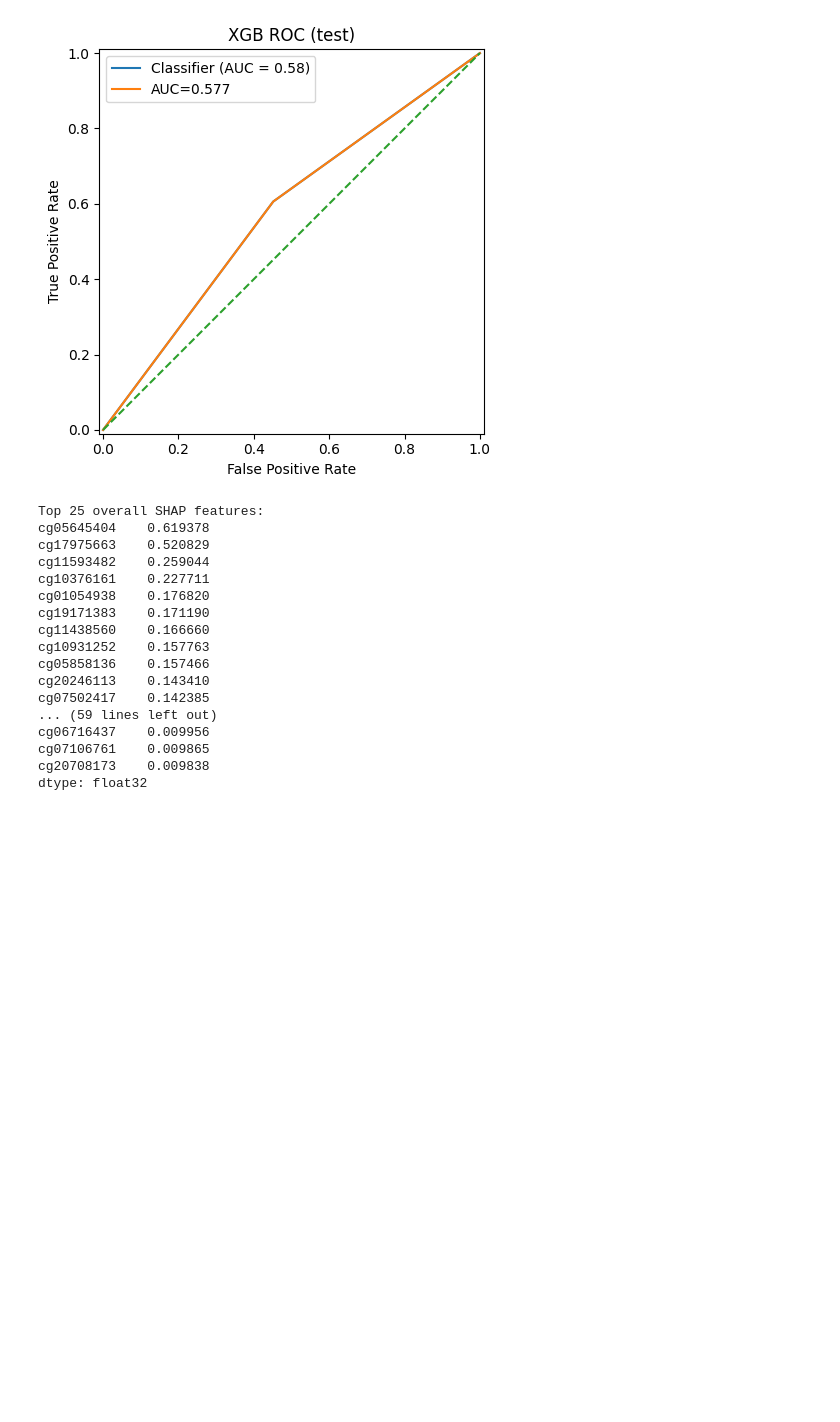
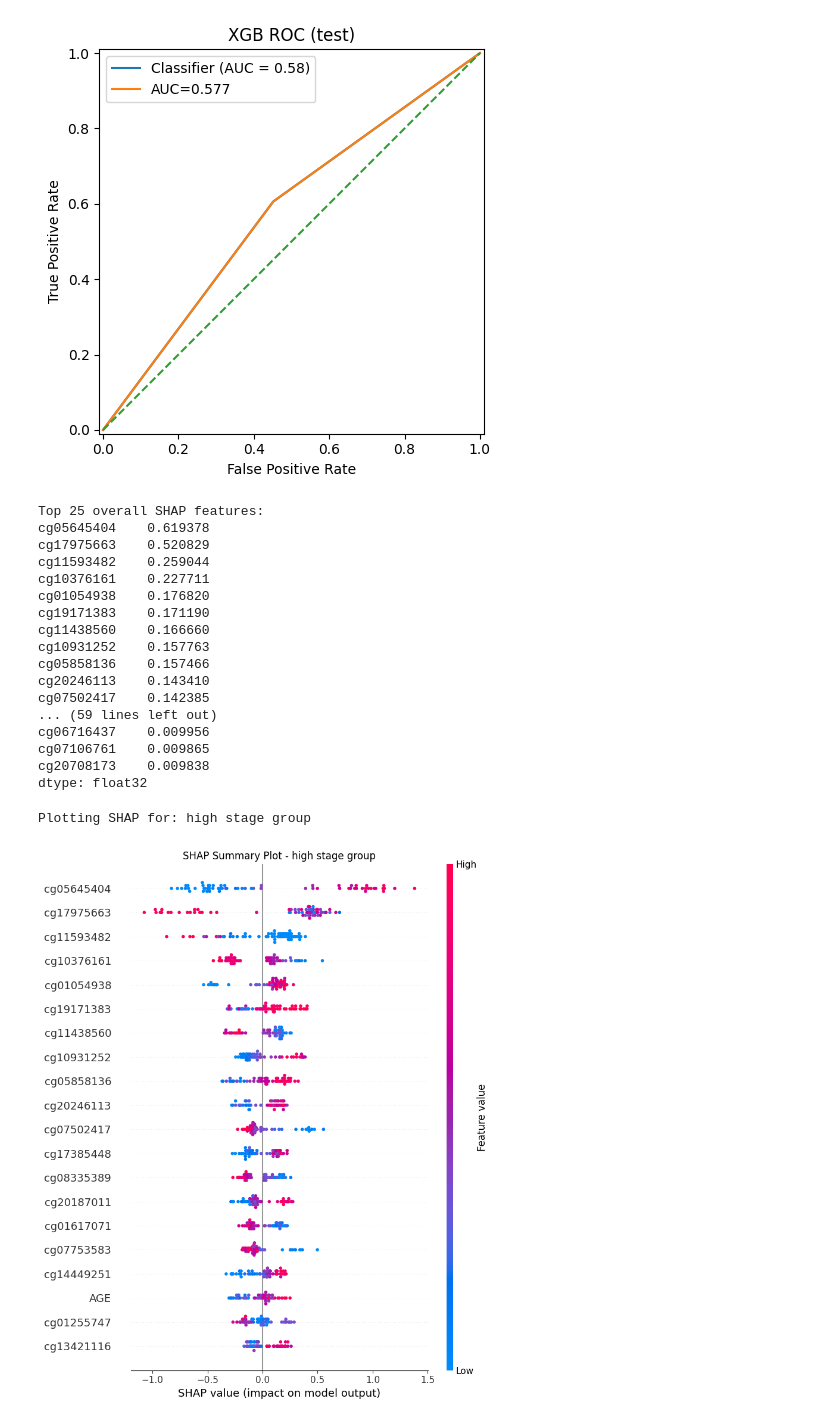
Before and after one commit to Subasree514/Machine_learning_projects, a Jupyter notebook: SIB projects/project_Xsurv.ipynb, the cells around one changed output. Cells and saved outputs as stored; diff of their text form; code cells hidden in the pictures; blank space fills up the shorter version.

```diff
--- a/SIB projects/project_Xsurv.ipynb
+++ b/SIB projects/project_Xsurv.ipynb
@@ -312,7 +312,7 @@ xgb_overall, xgb_per_class, explainer, shap_arr, Xte = shap_xgb(
     X_train,
     X_test,
     feature_names=X.columns,
-    class_names=["1","2"]
+    class_names=["low stage group","high stage group"]
 )
 
 print("Top 25 overall SHAP features:")
@@ -342,0 +421,6 @@ dtype: float32
+# %%
+plot_shap_results(explainer, shap_arr, Xte, feature_names=X.columns, class_names=["low stage group","high stage group"], plot_type="summary"
+)
+# %% [output]
+Plotting SHAP for: high stage group
+[figure, added]
```
Also changed, not shown: parts of 3 cells of this notebook, 1 other file.
